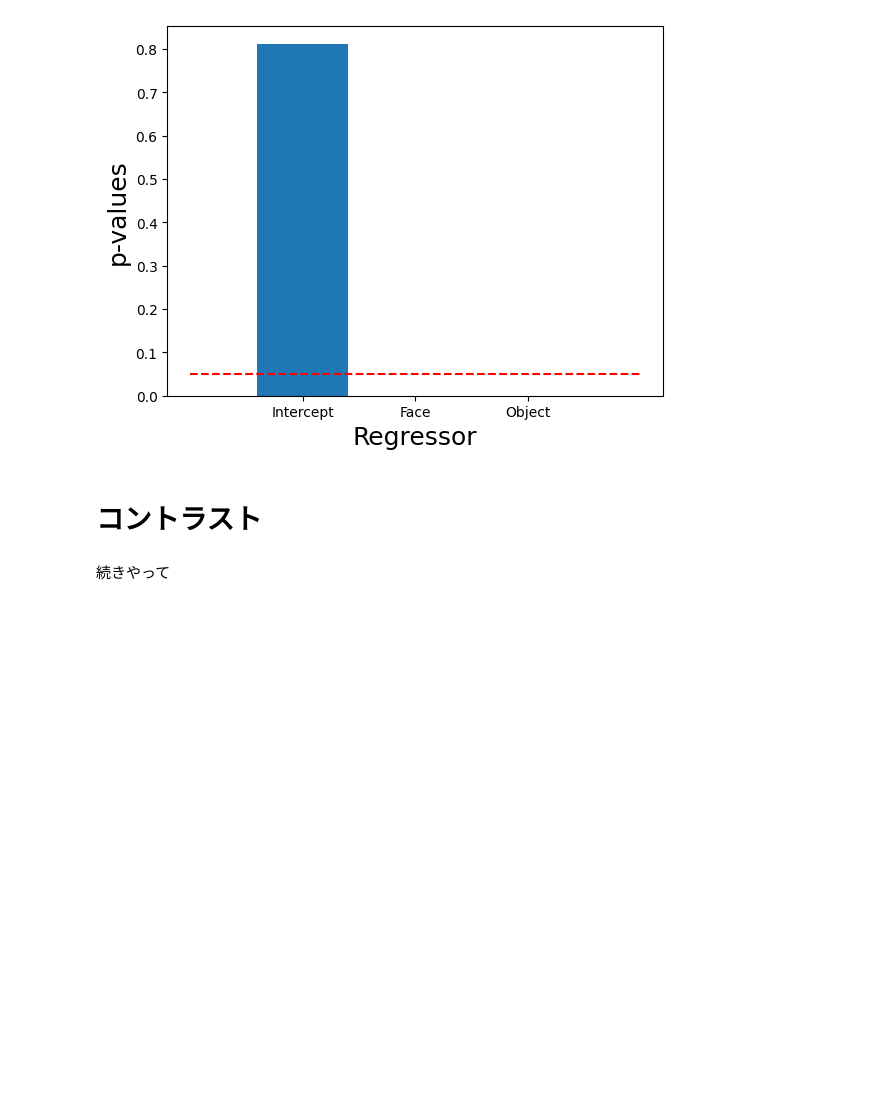
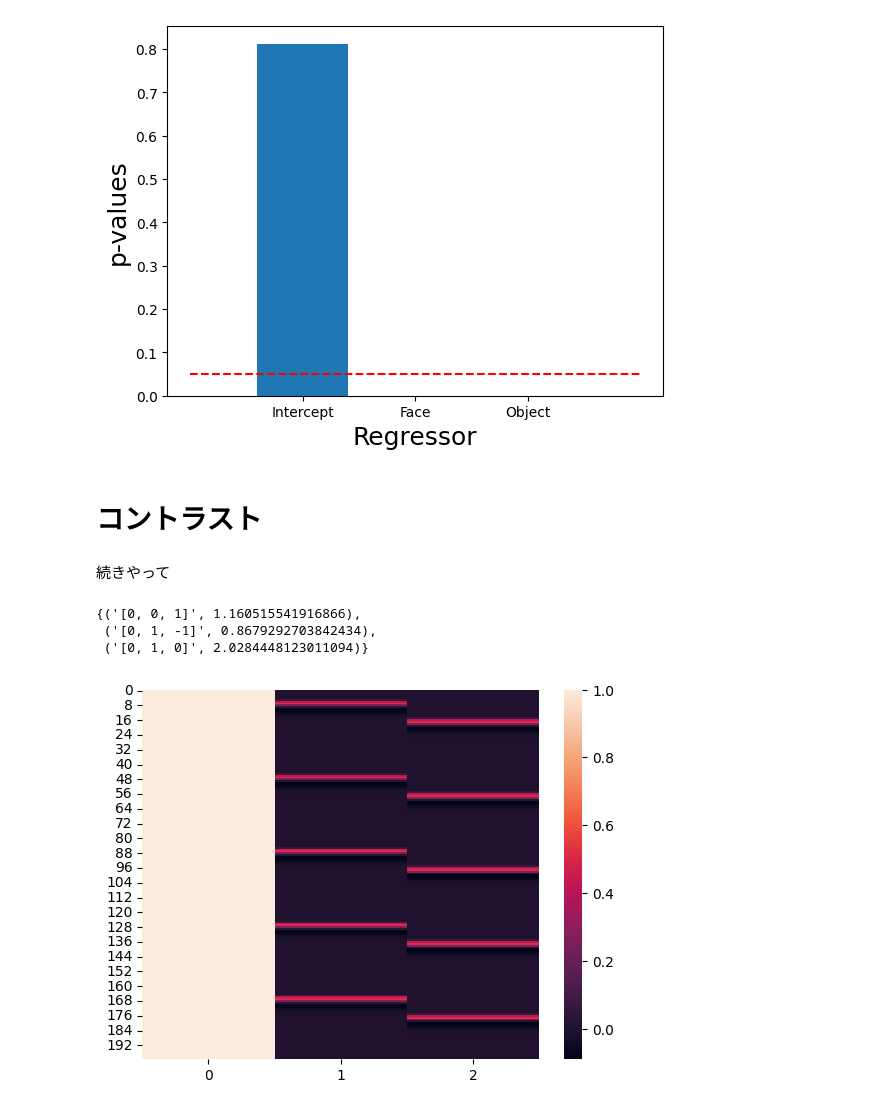
Before and after one commit to izpyon/dartbrains-exercise, a Jupyter notebook: codes_jp/05_GLM.ipynb, the cells around one changed output. Drawn from its saved outputs; the diff is of its cells as text; code cells hidden in the pictures; blank space fills up the shorter version.

```diff
--- a/codes_jp/05_GLM.ipynb
+++ b/codes_jp/05_GLM.ipynb
@@ -269,3 +303,16 @@ plt.hlines(0.05, -1, 3, linestyles='dashed', color='red')
 # コントラスト
 # %% [markdown]
 続きやって
+# %%
+sns.heatmap(X)
+
+c1 = [0, 1, 0]
+c2 = [0, 0, 1]
+c3 = [0, 1, -1]
+
+{(str(c),np.dot(beta, c)) for c in [c1, c2, c3]}
+# %% [output]
+{('[0, 0, 1]', 1.160515541916866),
+ ('[0, 1, -1]', 0.8679292703842434),
+ ('[0, 1, 0]', 2.0284448123011094)}
+[figure, added]
```
Also changed, not shown: parts of 35 cells of this notebook, 15 other files.
